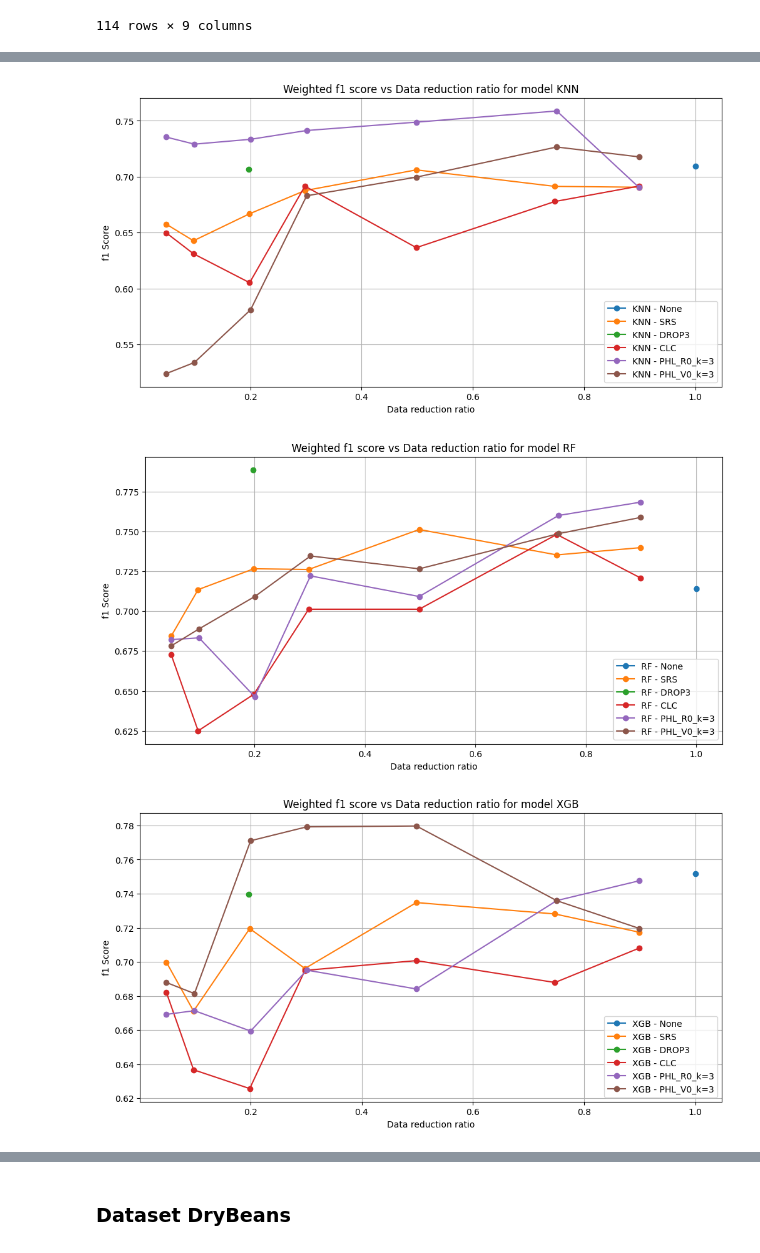
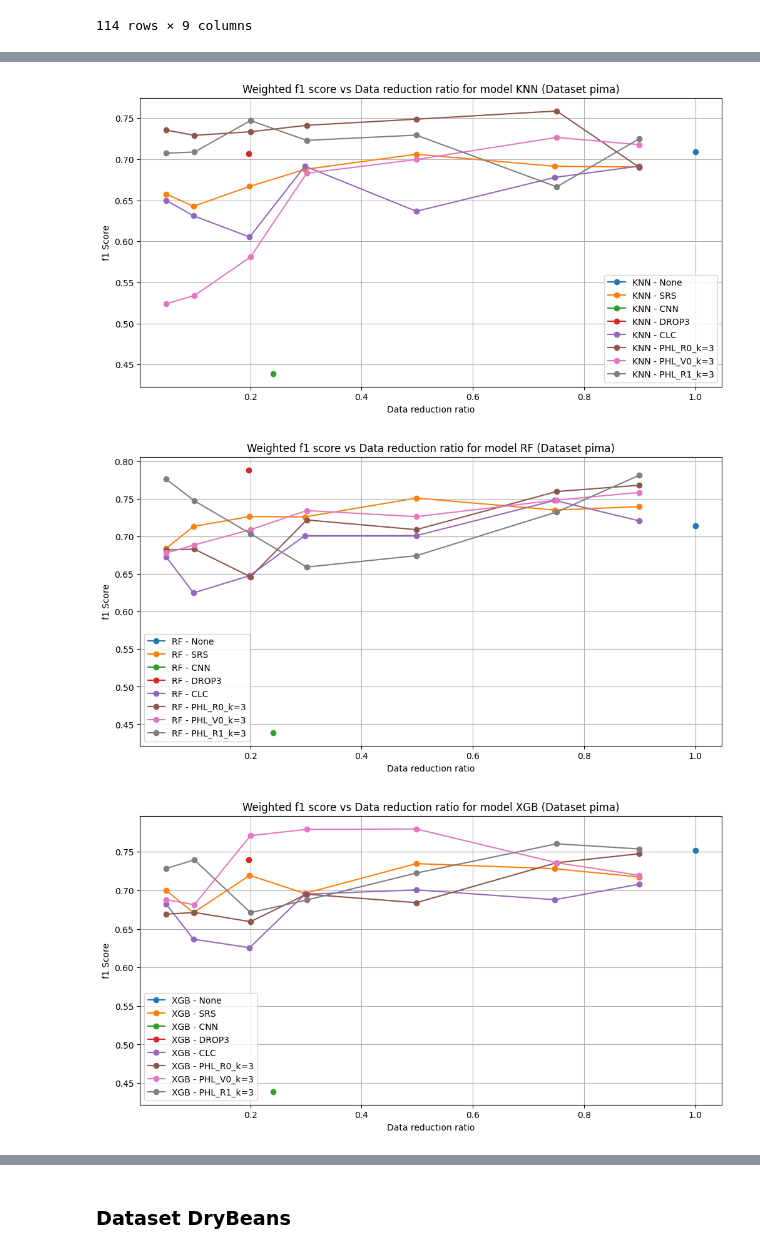
Before and after one commit to santimndez/PHL_for_instance_selection, a Jupyter notebook: src/notebooks/experiment_analysis.ipynb, the cells around one changed output, grey strips where cells are left out. Cells and saved outputs as stored; diff of their text form; code cells hidden in the pictures.

```diff
--- a/src/notebooks/experiment_analysis.ipynb
+++ b/src/notebooks/experiment_analysis.ipynb
@@ -29,7 +29,7 @@ import matplotlib.pyplot as plt
 # Set path to the notebook directory (Jupyter compatible)
 
 dbnames = ['pima',
-           'drybeans',
+           'Dry bean',
            'diabetes_binary_5050split',
            'diabetes_binary'
 ]
@@ -196,22 +203,24 @@ plot_accuracy()
 # %%
-def plot_f1():
+def plot_f1(dataset, exclude = []):
+    results = df_results[dataset]
+    results_folder = results_folders[dbnames.index(dataset)]
     for model_name in results['model'].unique():
         plt.figure(figsize=(12, 6))
         for reduction_method in results['reduction_method'].unique():
-            if reduction_method not in ['CNN', 'PHL_R1_k=3']:
+            if reduction_method not in exclude:
                 plt.plot(results[(results['model'] == model_name) & (results['reduction_method'] == reduction_method)]['reduction_ratio'],
                         results[(results['model'] == model_name) & (results['reduction_method'] == reduction_method)]['f1'],
                         label=f'{model_name} - {reduction_method}', marker='o')
-        plt.title(f'Weighted f1 score vs Data reduction ratio for model {model_name}')
+        plt.title(f'Weighted f1 score vs Data reduction ratio for model {model_name} (Dataset {dataset})')
         plt.xlabel('Data reduction ratio')
         plt.ylabel('f1 Score')
         plt.legend()
         plt.grid()
-        # plt.savefig(f'{results_folder}/f1_vs_reduction_ratio_{model_name}.png')
+        plt.savefig(f'{results_folder}/f1_vs_reduction_ratio_{model_name}.png')
         plt.show()
 
-plot_f1()
+plot_f1('pima')
 # %% [output]
-[figure, old version]
+[figure, new version]
-[figure, old version]
+[figure, new version]
-[figure, old version]
+[figure, new version]
```
Also changed, not shown: parts of 32 cells of this notebook, 3 other files.
